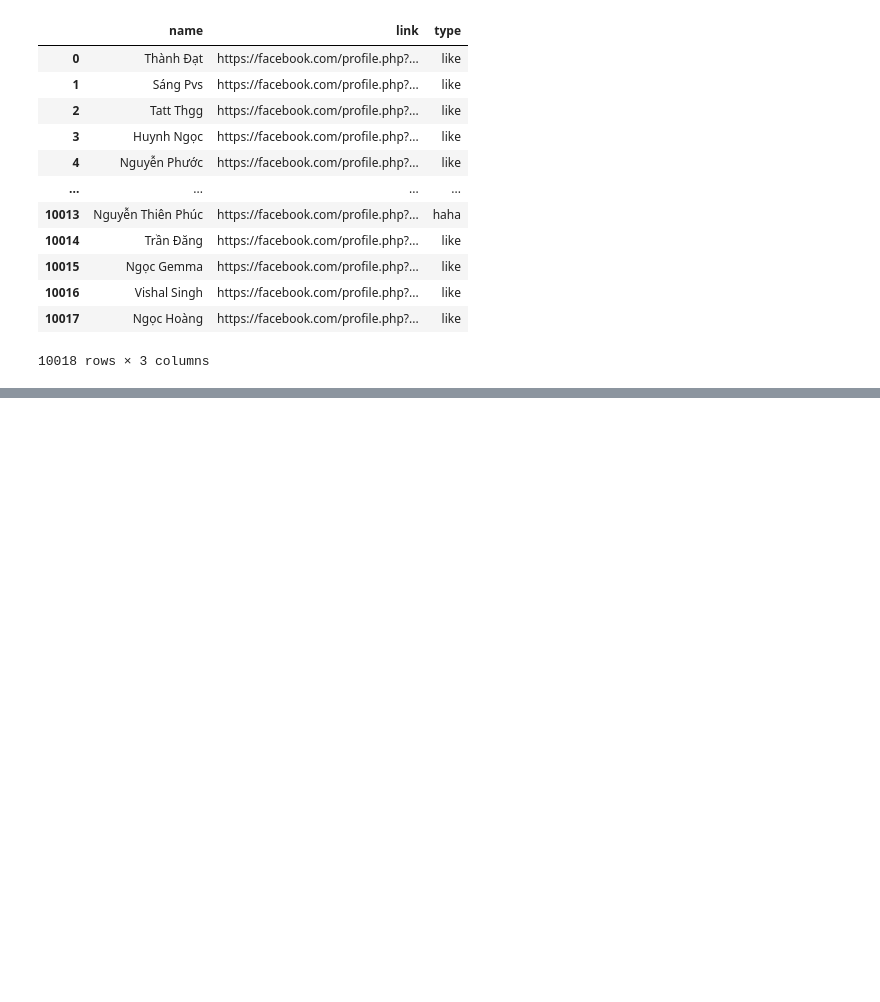
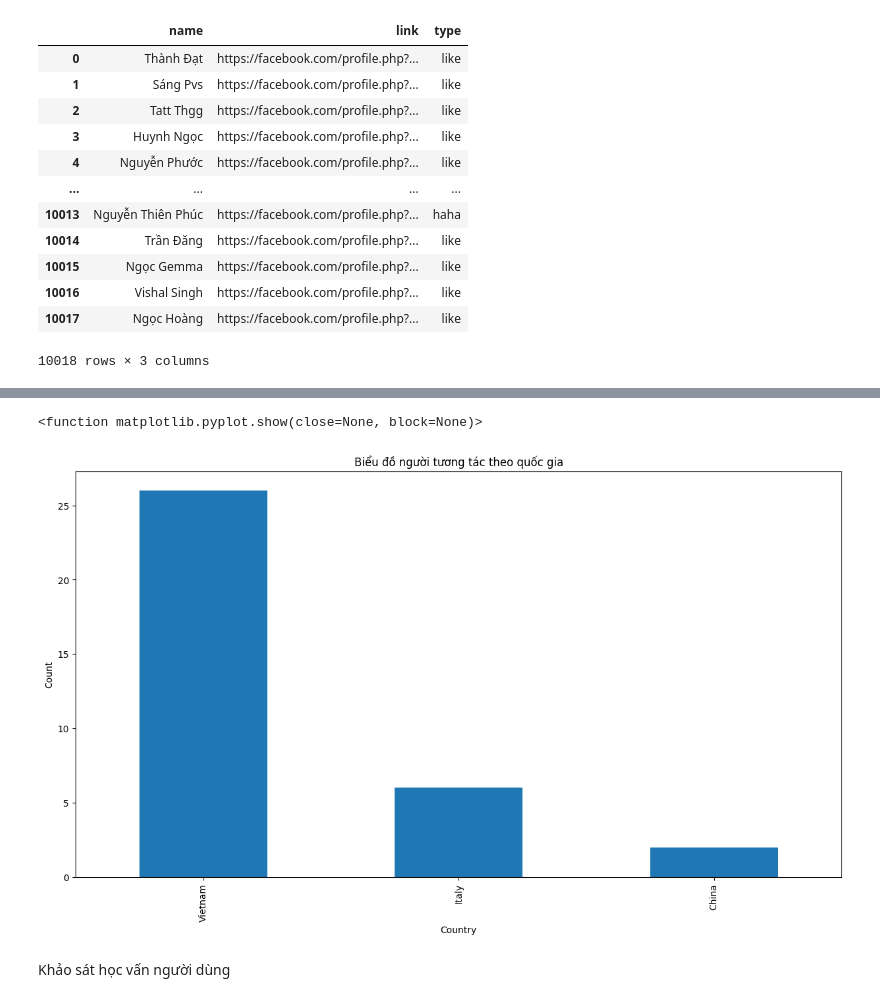
Before and after one commit to nhuyhoan004/Analyze-data-facebook, a Jupyter notebook: Analyze_data_reactions.ipynb, the cells around one changed output, grey strips where cells are left out. Saved outputs shown, nothing was run; the diff lists cells and outputs as text; code cells hidden in the pictures; blank space fills up the shorter version.

```diff
--- a/Analyze_data_reactions.ipynb
+++ b/Analyze_data_reactions.ipynb
@@ -240,0 +447,13 @@ df_reactors
+# %%
+df_reactors = pd.read_excel('Data/Reactors.xlsx')
+# %%
+df_reactors['country'].value_counts().plot(kind='bar', figsize=(15,8))
+plt.title('Biểu đồ người tương tác theo quốc gia')
+plt.xlabel('Country')
+plt.ylabel('Count')
+plt.show
+# %% [output]
+<function matplotlib.pyplot.show(close=None, block=None)>
+[figure, added]
+# %% [markdown]
+Khảo sát học vấn người dùng
```
Also changed, not shown: parts of 18 cells of this notebook, 2 other files.
